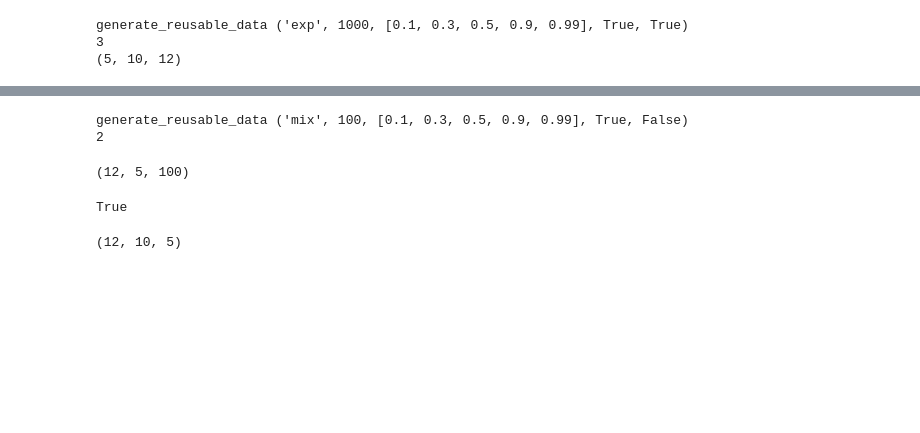
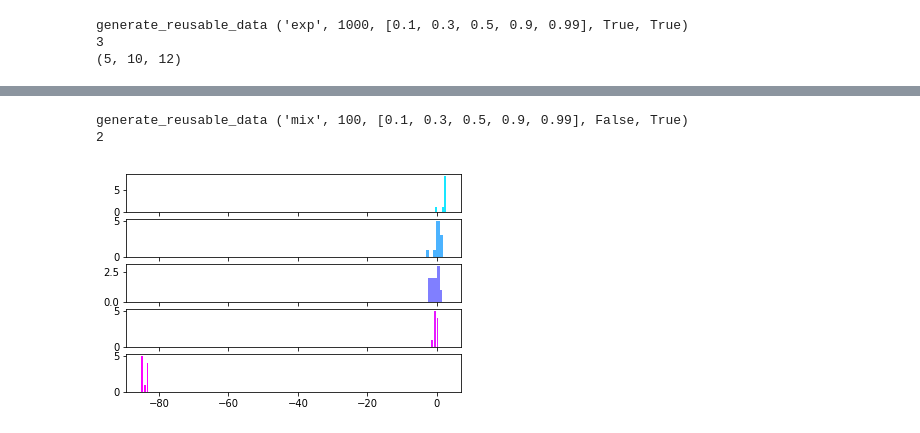
Before and after one commit to chengsoonong/eheye, a Jupyter notebook: QuantEst/sgd_quant_est/comparison_image_generation.ipynb, the cells around one changed output, grey strips where cells are left out. Drawn from its saved outputs; the diff is of its cells as text; code cells hidden in the pictures; blank space fills up the shorter version.

```diff
--- a/QuantEst/sgd_quant_est/comparison_image_generation.ipynb
+++ b/QuantEst/sgd_quant_est/comparison_image_generation.ipynb
@@ -438,38 +440,38 @@ def plot_procs(tau_lst, q_batches, proc_name, proc_shape):
 # q_lst = [0.9,0.99]
 q_lst=tau_vals
 dataset, q_batches = generate_reusable_data(distro=distro_list[0], datasize=100, q_lst=q_lst,
-                                            g_test=True, s_test=False)
+                                            g_test=False, s_test=True)
 q_sgd_res, proc_filename, proc_shape = generate_q_sgds(dataset, stepsize_list[0], q_lst)
 # print (q_batches)
 # print (q_sgd_res.T.shape)
 q_procs = np.memmap(proc_filename, np.float32, 'r+', shape=proc_shape)
-q_procs.shape
+# (q_sgd_res - q_batches).T
 # q_batches.mean(axis=0)
 # %% [output]
-generate_reusable_data ('mix', 100, [0.1, 0.3, 0.5, 0.9, 0.99], True, False)
+generate_reusable_data ('mix', 100, [0.1, 0.3, 0.5, 0.9, 0.99], False, True)
 2
-(12, 5, 100)
 # %%
 def compute_E_res(tau_lst, q_batches, q_sgd_res):
 #     if len(q_batches.shape)==len(q_sgd_res.shape):
     if len(q_sgd_res.shape) < 3:
         e = q_sgd_res - q_batches
     else:
         e = np.zeros(q_sgd_res.shape)
         for i, q_res_g in enumerate(q_sgd_res):
             e[i] = q_res_g - q_batches[i]
-#     print (q_batches)
-#     print (q_sgd_res)
-    print (e.shape==q_sgd_res.shape)
     return e
 
-compute_E_res(tau_vals, q_batches, q_sgd_res).shape
+e = compute_E_res(tau_vals, q_batches, q_sgd_res)
 
+def plot_E_res(tau_lst, e):
+    e = e.T
+    if len(e.shape)>2: raise Exception('E shape is too high!')
+    fig, axes = plt.subplots(nrows=len(tau_lst), sharex=True)
+    for i, ax in enumerate(axes):
+        colorVal = scalarMap.to_rgba(tau_lst[i])
+        ax.hist(e[i], bins=5, color=colorVal)
+#     return fig
 
-compute_E_proc()
-# def compute_E(tau_lst, q_batches, q_sgd_res, proc_filename, proc_shape, g_test, s_test):
-
-#     return
+plot_E_res(tau_vals, e)
 # %% [output]
-True
-(12, 10, 5)
+[figure, added]
```
Also changed, not shown: parts of 5 cells of this notebook, 1 other file.
